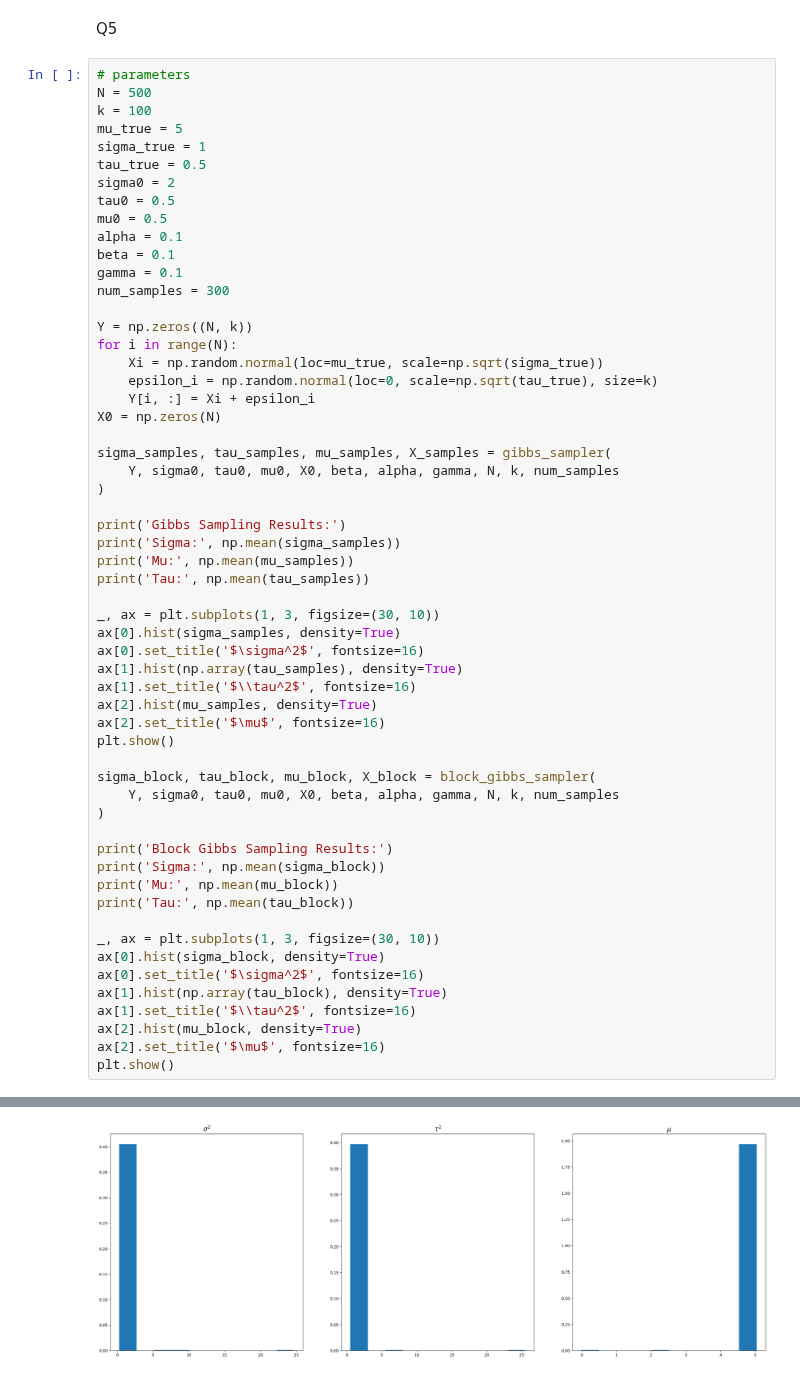
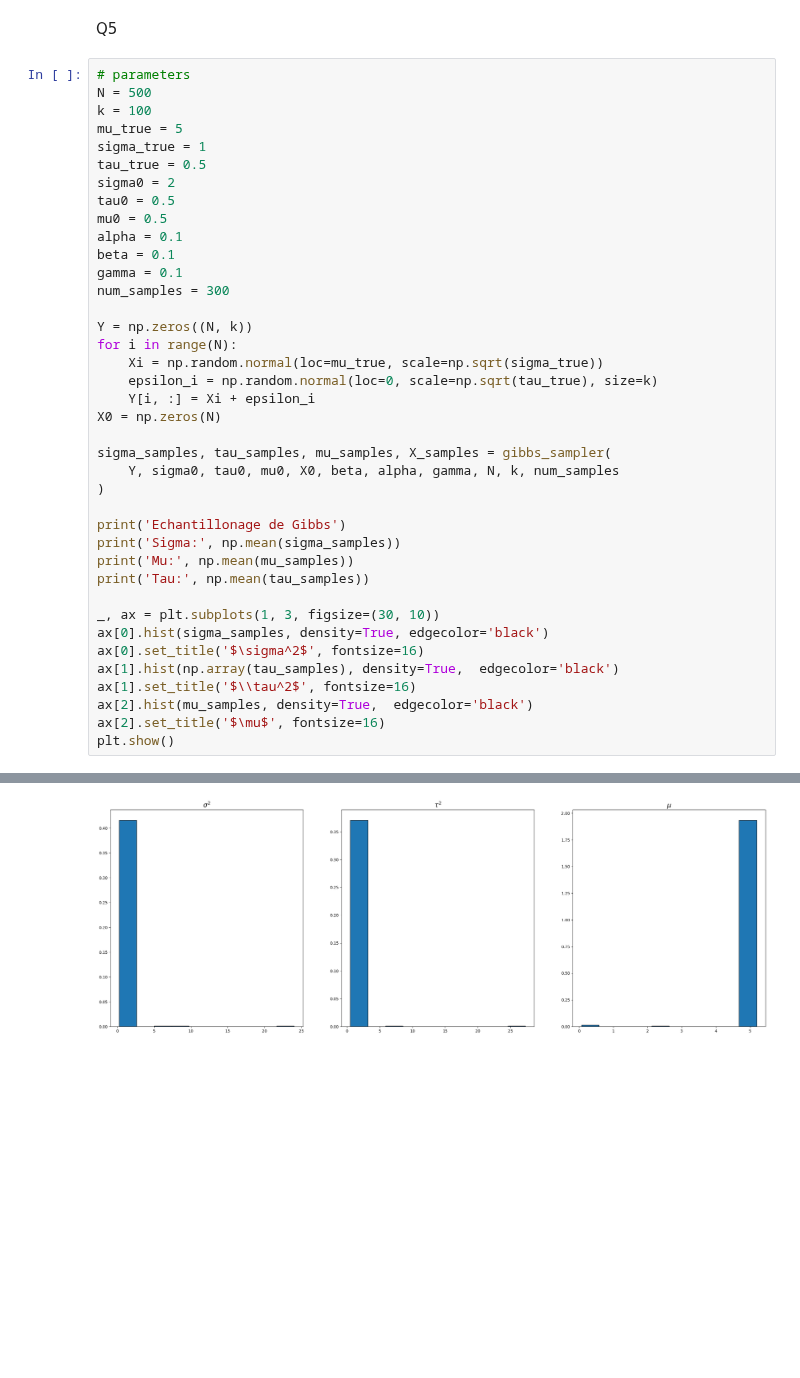
Before and after one commit to gregoirebechade/MVA_bis, a Jupyter notebook: computational_statistics/TP4.ipynb, the cells around one changed output, grey strips where cells are left out. Saved outputs shown, nothing was run; the diff lists cells and outputs as text; blank space fills up the shorter version.

```diff
--- a/computational_statistics/TP4.ipynb
+++ b/computational_statistics/TP4.ipynb
@@ -541,35 +505,17 @@ sigma_samples, tau_samples, mu_samples, X_samples = gibbs_sampler(
     Y, sigma0, tau0, mu0, X0, beta, alpha, gamma, N, k, num_samples
 )
 
-print('Gibbs Sampling Results:')
+print('Echantillonage de Gibbs')
 print('Sigma:', np.mean(sigma_samples))
 print('Mu:', np.mean(mu_samples))
 print('Tau:', np.mean(tau_samples))
 
 _, ax = plt.subplots(1, 3, figsize=(30, 10))
-ax[0].hist(sigma_samples, density=True)
+ax[0].hist(sigma_samples, density=True, edgecolor='black')
 ax[0].set_title('$\sigma^2$', fontsize=16)
-ax[1].hist(np.array(tau_samples), density=True)
+ax[1].hist(np.array(tau_samples), density=True,  edgecolor='black')
 ax[1].set_title('$\\tau^2$', fontsize=16)
-ax[2].hist(mu_samples, density=True)
+ax[2].hist(mu_samples, density=True,  edgecolor='black')
 ax[2].set_title('$\mu$', fontsize=16)
 plt.show()
-
-sigma_block, tau_block, mu_block, X_block = block_gibbs_sampler(
-    Y, sigma0, tau0, mu0, X0, beta, alpha, gamma, N, k, num_samples
-)
-
-print('Block Gibbs Sampling Results:')
-print('Sigma:', np.mean(sigma_block))
-print('Mu:', np.mean(mu_block))
-print('Tau:', np.mean(tau_block))
-
-_, ax = plt.subplots(1, 3, figsize=(30, 10))
-ax[0].hist(sigma_block, density=True)
-ax[0].set_title('$\sigma^2$', fontsize=16)
-ax[1].hist(np.array(tau_block), density=True)
-ax[1].set_title('$\\tau^2$', fontsize=16)
-ax[2].hist(mu_block, density=True)
-ax[2].set_title('$\mu$', fontsize=16)
-plt.show()
 # %% [output]
@@ -580 +526 @@ Tau: 0.6062233225574108
-[figure, old version]
+[figure, new version]
```
Also changed, not shown: parts of 8 cells of this notebook, 26 other files.
